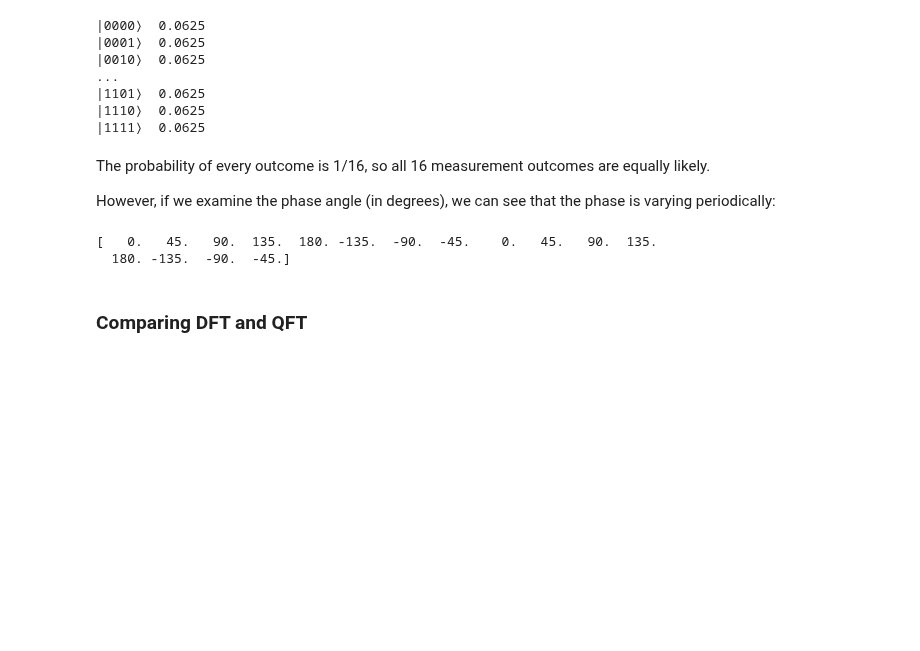
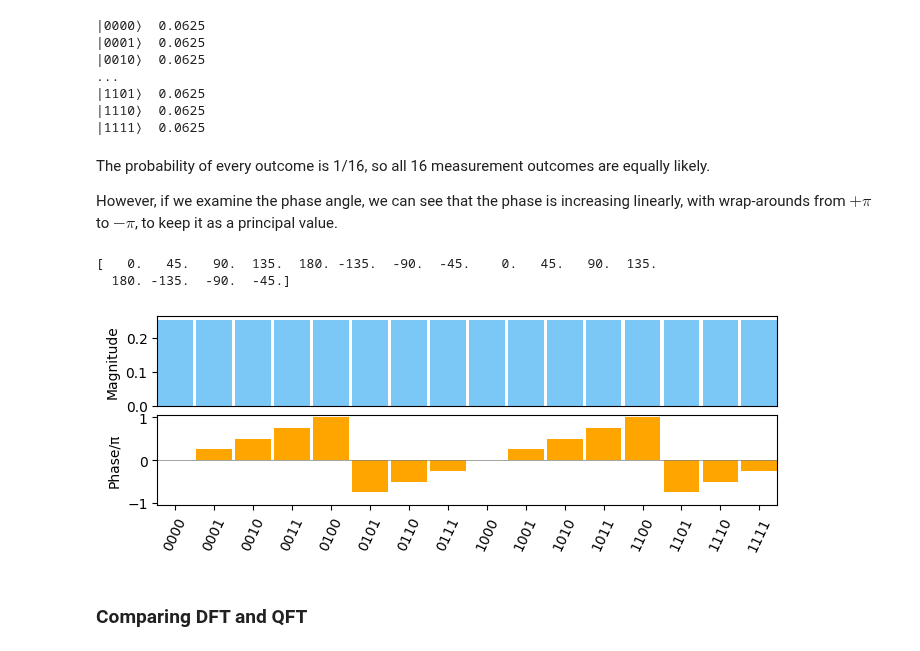
Before and after one commit to jbrumf/tinyqsim, a Jupyter notebook: examples/example_2_QFT4.ipynb, the cells around one changed output. Cells and saved outputs as stored; diff of their text form; code cells hidden in the pictures; blank space fills up the shorter version.

```diff
--- a/examples/example_2_QFT4.ipynb
+++ b/examples/example_2_QFT4.ipynb
@@ -102,16 +99,20 @@ print(qc.format_probabilities(edge=3))
 |1101⟩  0.0625
 |1110⟩  0.0625
 |1111⟩  0.0625
-# %% [markdown]
-The probability of every outcome is 1/16, so all 16 measurement outcomes are equally likely.
-
-However, if we examine the phase angle (in degrees), we can see that the phase is varying periodically:
+# %% [markdown]
+The probability of every outcome is 1/16, so all 16 measurement outcomes are equally likely.
+
+However, if we examine the phase angle, we can see that the phase is increasing linearly, with wrap-arounds from $+\pi$ to $-\pi$, to keep it as a principal value.
 # %%
 sv = qc.state_vector
 print(np.atan2(sv.imag, sv.real) * 180 / np.pi)
 # %% [output]
 [   0.   45.   90.  135.  180. -135.  -90.  -45.    0.   45.   90.  135.
   180. -135.  -90.  -45.]
+# %%
+qc.plot_mag_phase()
+# %% [output]
+[figure, added]
 # %% [markdown]
 ### Comparing DFT and QFT
 # %% [markdown]
```
Also changed, not shown: parts of 1 cell of this notebook, 26 other files.
